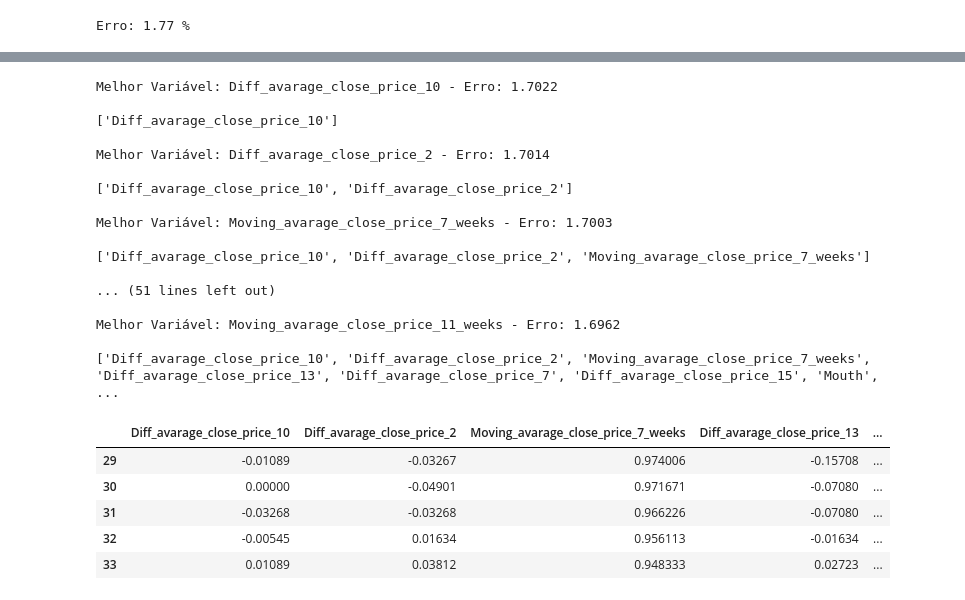
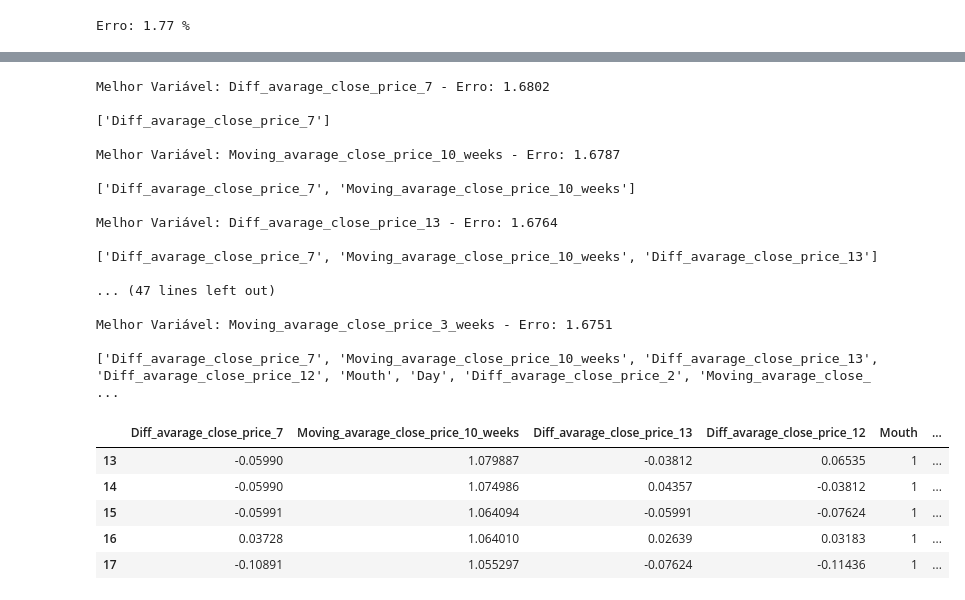
Before and after one commit to JoseRFJuniorLLMs/Predicting_stock_price, a Jupyter notebook: Análise de Dados e Modelos de Machine Learning.ipynb, the cells around one changed output, grey strips where cells are left out. Cells and saved outputs as stored; diff of their text form; code cells hidden in the pictures.

```diff
--- a/Análise de Dados e Modelos de Machine Learning.ipynb
+++ b/Análise de Dados e Modelos de Machine Learning.ipynb
@@ -169,11 +187,11 @@ for i in range(0, 30):
   train['Average_close_price_{}'.format(i)] = train['Close'].shift(i)
   valid['Average_close_price_{}'.format(i)] = valid['Close'].shift(i)
 # %%
-for i in range(1, 30):
+for i in range(1, 14):
   train['Diff_avarage_close_price_{}'.format(i)] = train['Close'].diff(i)
   valid['Diff_avarage_close_price_{}'.format(i)] = valid['Close'].diff(i)
 # %%
-for i in range(2, 30):
+for i in range(2, 14):
   train['Moving_avarage_close_price_{}_weeks'.format(i)] = train['Close'].rolling(i).mean().reset_index(level=0, drop=True)
   valid['Moving_avarage_close_price_{}_weeks'.format(i)] = valid['Close'].rolling(i).mean().reset_index(level=0, drop=True)
 # %%
@@ -252,15 +269,15 @@ for step in range(20):
     for var in X_train.columns:
         if var in accept:
             continue
-        mdl.fit(X_train[accept+[var]], y_train)
-        p = mdl.predict(X_valid[accept+[var]])
+        model.fit(X_train[accept+[var]], y_train)
+        p = model.predict(X_valid[accept+[var]])
 
         p_final = X_valid['Average_close_price_0'] + p
         y_valid_f = X_valid['Average_close_price_0'] + y_valid
 
         error = np.sqrt(mean_squared_log_error(y_valid_f, p_final)) * 100
 
-        if erro < vl_low_error:
+        if error < vl_low_error:
             var_low_error = var
             vl_low_error = error
     if var_low_error is None:
@@ -271,20 +288,20 @@ for step in range(20):
     print(accept)
     print()
 # %% [output]
-Melhor Variável: Diff_avarage_close_price_10 - Erro: 1.7022
+Melhor Variável: Diff_avarage_close_price_7 - Erro: 1.6802
 
-['Diff_avarage_close_price_10']
+['Diff_avarage_close_price_7']
 
-Melhor Variável: Diff_avarage_close_price_2 - Erro: 1.7014
+Melhor Variável: Moving_avarage_close_price_10_weeks - Erro: 1.6787
 
-['Diff_avarage_close_price_10', 'Diff_avarage_close_price_2']
+['Diff_avarage_close_price_7', 'Moving_avarage_close_price_10_weeks']
 
-Melhor Variável: Moving_avarage_close_price_7_weeks - Erro: 1.7003
+Melhor Variável: Diff_avarage_close_price_13 - Erro: 1.6764
 
-['Diff_avarage_close_price_10', 'Diff_avarage_close_price_2', 'Moving_avarage_close_price_7_weeks']
+['Diff_avarage_close_price_7', 'Moving_avarage_close_price_10_weeks', 'Diff_avarage_close_price_13']
 
-... (51 lines left out)
+... (47 lines left out)
 
-Melhor Variável: Moving_avarage_close_price_11_weeks - Erro: 1.6962
+Melhor Variável: Moving_avarage_close_price_3_weeks - Erro: 1.6751
 
-['Diff_avarage_close_price_10', 'Diff_avarage_close_price_2', 'Moving_avarage_close_price_7_weeks', 'Diff_avarage_close_price_13', 'Diff_avarage_close_price_7', 'Diff_avarage_close_price_15', 'Mouth', ...
+['Diff_avarage_close_price_7', 'Moving_avarage_close_price_10_weeks', 'Diff_avarage_close_price_13', 'Diff_avarage_close_price_12', 'Mouth', 'Day', 'Diff_avarage_close_price_2', 'Moving_avarage_close_ ...
@@ -298,11 +308,13 @@ columns = ['Diff_avarage_close_price_10', 'Diff_avarage_close_price_2', 'Moving_
+# %%
+accept.append('Diff_close_next_week')
 # %%
-train = train[colunas]
+train = train[accept]
 train.head()
 # %% [output]
-|  | Diff_avarage_close_price_10 | Diff_avarage_close_price_2 | Moving_avarage_close_price_7_weeks | Diff_avarage_close_price_13 | ... |
-| 29 | -0.01089 | -0.03267 | 0.974006 | -0.15708 | ... |
-| 30 | 0.00000 | -0.04901 | 0.971671 | -0.07080 | ... |
-| 31 | -0.03268 | -0.03268 | 0.966226 | -0.07080 | ... |
-| 32 | -0.00545 | 0.01634 | 0.956113 | -0.01634 | ... |
-| 33 | 0.01089 | 0.03812 | 0.948333 | 0.02723 | ... |
+|  | Diff_avarage_close_price_7 | Moving_avarage_close_price_10_weeks | Diff_avarage_close_price_13 | Diff_avarage_close_price_12 | Mouth | ... |
+| 13 | -0.05990 | 1.079887 | -0.03812 | 0.06535 | 1 | ... |
+| 14 | -0.05990 | 1.074986 | 0.04357 | -0.03812 | 1 | ... |
+| 15 | -0.05991 | 1.064094 | -0.05991 | -0.07624 | 1 | ... |
+| 16 | 0.03728 | 1.064010 | 0.02639 | 0.03183 | 1 | ... |
+| 17 | -0.10891 | 1.055297 | -0.07624 | -0.11436 | 1 | ... |
 # %%
```
Also changed, not shown: parts of 11 cells of this notebook, 1 other file.
